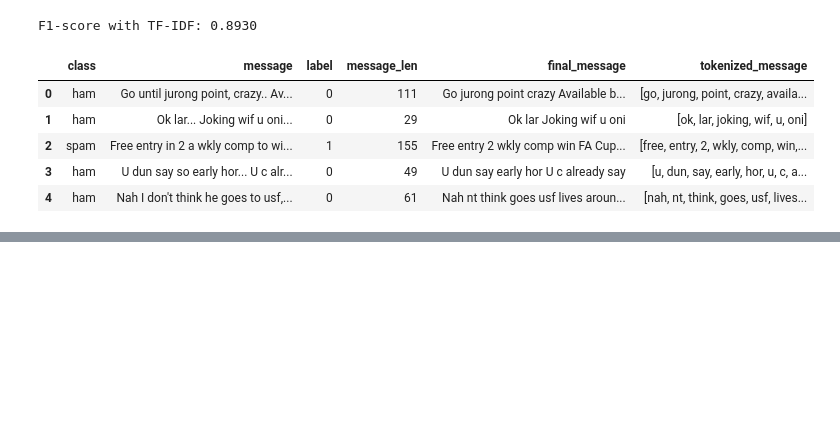
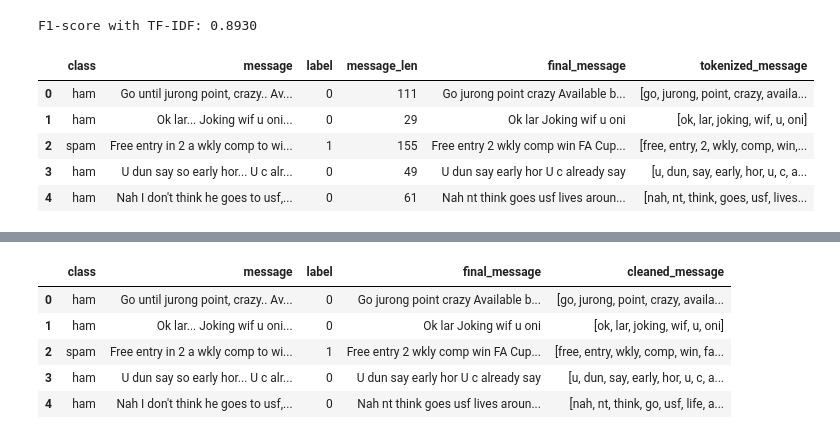
Before and after one commit to BrokenBad1915/SNLP, a Jupyter notebook: J044_Assignment1_SNLP.ipynb, the cells around one changed output, grey strips where cells are left out. Cells and saved outputs as stored; diff of their text form; code cells hidden in the pictures; blank space fills up the shorter version.

```diff
--- a/J044_Assignment1_SNLP.ipynb
+++ b/J044_Assignment1_SNLP.ipynb
@@ -333,0 +344,10 @@ df.head()
+# %%
+from nltk.stem import WordNetLemmatizer
+nltk.download('wordnet')
+nltk.download('omw-1.4')
+lemmatizer = WordNetLemmatizer()
+def lemmatize_tokens(tokens):
+    return [lemmatizer.lemmatize(token) for token in tokens]
+df['cleaned_message']=df['cleaned_message'].apply(lemmatize_tokens)
+df.head(5)
+# %% [output]
@@ -333,0 +358,6 @@ df.head()
+|  | class | message | label | final_message | cleaned_message |
+| 0 | ham | Go until jurong point, crazy.. Av... | 0 | Go jurong point crazy Available b... | [go, jurong, point, crazy, availa... |
+| 1 | ham | Ok lar... Joking wif u oni... | 0 | Ok lar Joking wif u oni | [ok, lar, joking, wif, u, oni] |
+| 2 | spam | Free entry in 2 a wkly comp to wi... | 1 | Free entry 2 wkly comp win FA Cup... | [free, entry, wkly, comp, win, fa... |
+| 3 | ham | U dun say so early hor... U c alr... | 0 | U dun say early hor U c already say | [u, dun, say, early, hor, u, c, a... |
+| 4 | ham | Nah I don't think he goes to usf,... | 0 | Nah nt think goes usf lives aroun... | [nah, nt, think, go, usf, life, a... |
```
Also changed, not shown: parts of 4 cells of this notebook.
